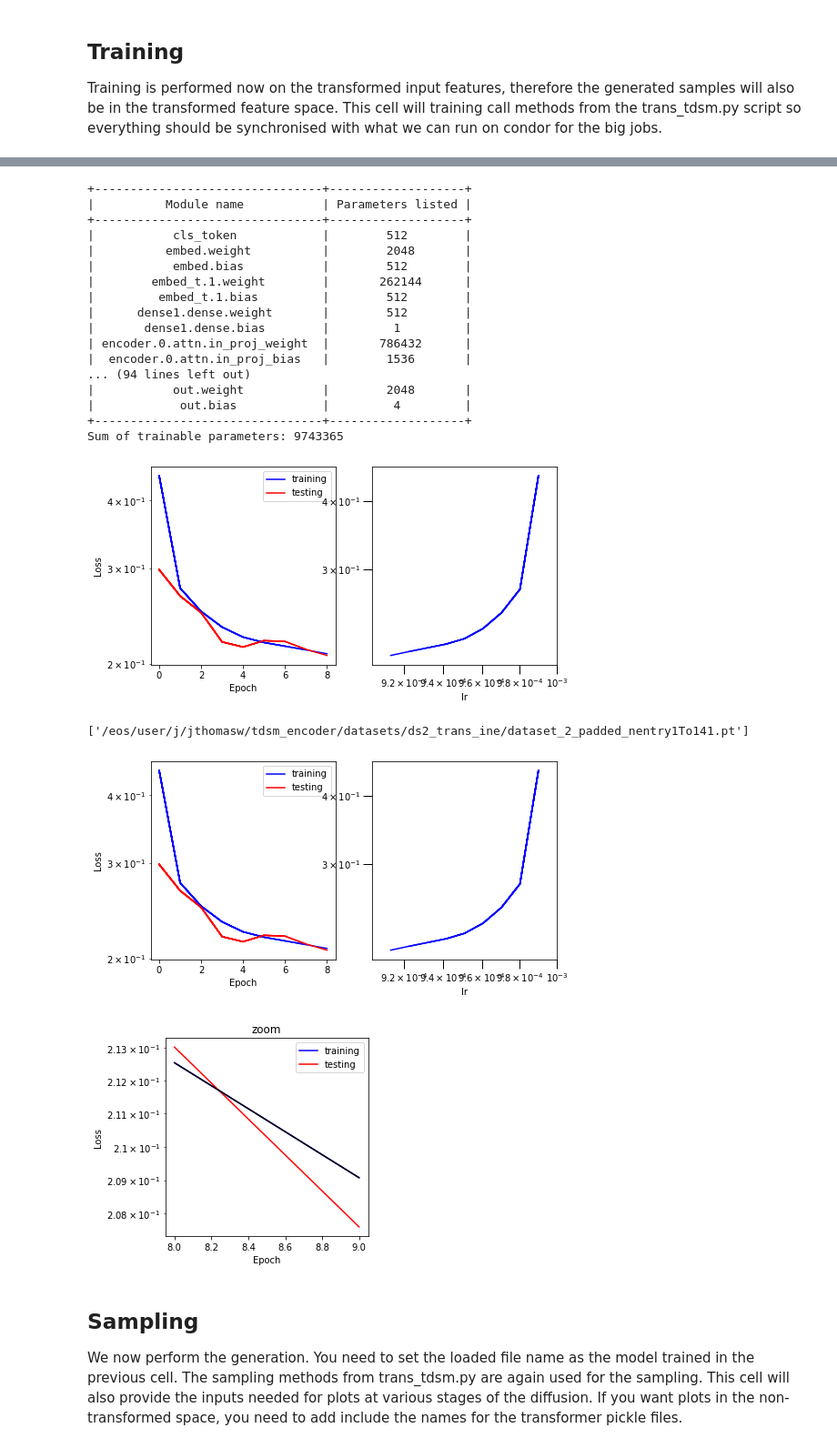
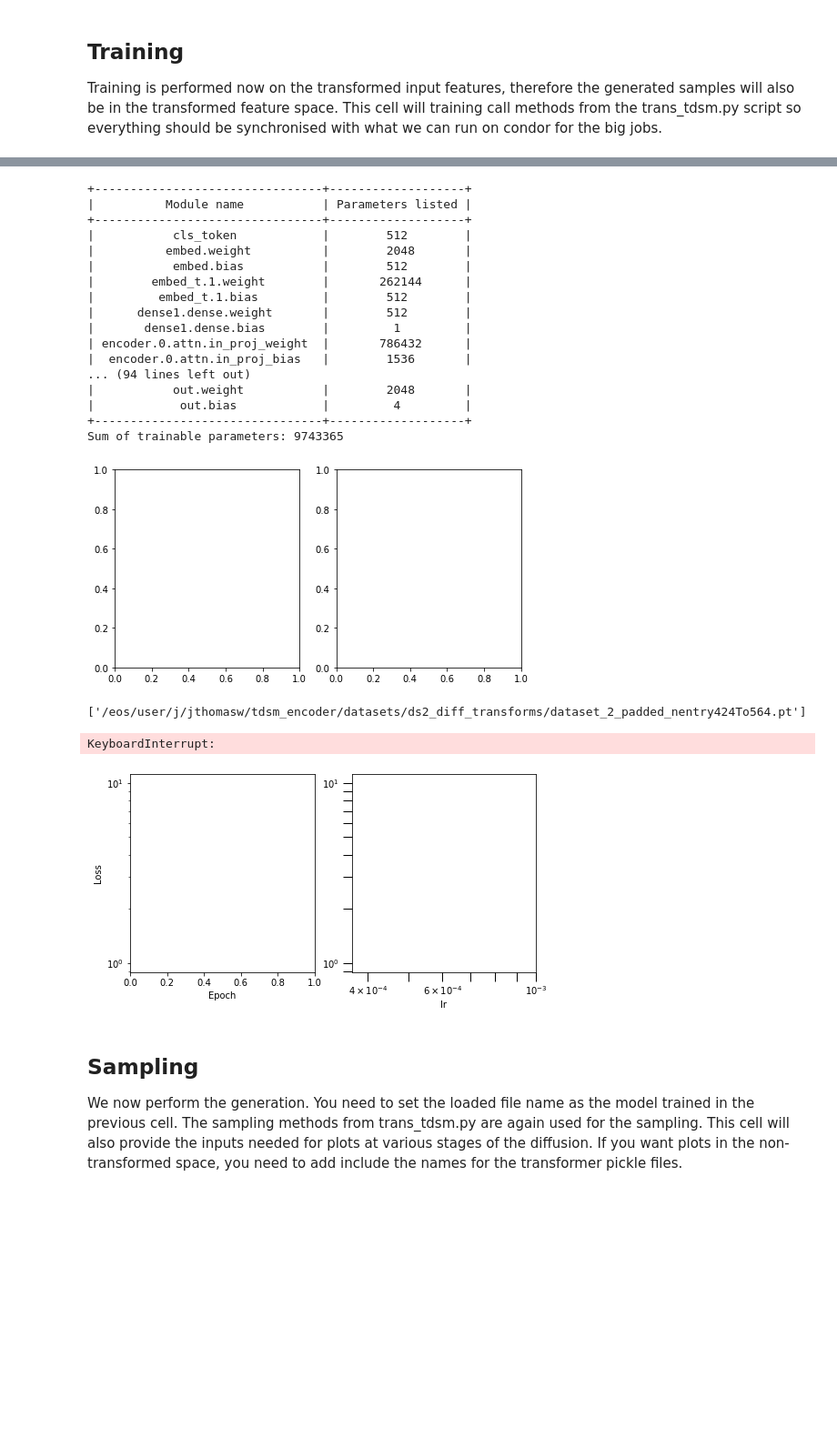
Before and after one commit to vincentchen566/tdsm_encoder, a Jupyter notebook: tdsm_encoder.ipynb, the cells around one changed output, grey strips where cells are left out. Shown at 91% size. Cells and saved outputs as stored; diff of their text form; code cells hidden in the pictures; blank space fills up the shorter version.

```diff
--- a/tdsm_encoder.ipynb
+++ b/tdsm_encoder.ipynb
@@ -33,10 +33,7 @@ os.system('nvidia-smi')
 padding_value = 0.0
 
 dataset = "dataset_2_padded_nentry"
-#preproc_dataset_name = 'ds2_sigmoids'
-preproc_dataset_name = 'ds2_trans_ine'
-#dataset = "dataset_1_photons_padded_nentry"
-#preproc_dataset_name = 'bespoke'
+preproc_dataset_name = 'ds2_diff_transforms'
 dataset_store_path = os.path.join("/eos/user/j/jthomasw/tdsm_encoder/datasets/", preproc_dataset_name)
 transform = None
 transform_y = None
@@ -47,8 +44,8 @@ workingdir = "./"
 ### SDE PARAMETERS ###
 SDE = 'VP'
 if SDE == 'VP':
-    beta_max = 1.0
-    beta_min = 0.001
+    beta_max = 20.0
+    beta_min = 0.01
 if SDE == 'VE':
     sigma_max = 20.0
     sigma_min = 0.1
@@ -81,8 +78,7 @@ print('Working directory: ', workingdir)
 # Input files
 files_list_ = []
 for filename in os.listdir(dataset_store_path):
-    if fnmatch.fnmatch(filename, dataset + '*1To141.pt'):
-    #if fnmatch.fnmatch(filename, dataset + '12*.pt'):
+    if fnmatch.fnmatch(filename, dataset + '*424To564.pt'):
         files_list_.append(os.path.join(dataset_store_path, filename))
 print(files_list_)
 
@@ -815,3 +812,23 @@ KeyboardInterrupt:
 ## Training
 
 Training is performed now on the transformed input features, therefore the generated samples will also be in the transformed feature space. This cell will training call methods from the trans_tdsm.py script so everything should be synchronised with what we can run on condor for the big jobs.
+# %%
+sampled_times = []
+for filename in files_list_:
+        custom_data = utils.cloud_dataset(filename, device=device)
+        train_size = int(0.9 * len(custom_data.data))
+        test_size = len(custom_data.data) - train_size
+        train_dataset, test_dataset = torch.utils.data.random_split(custom_data, [train_size, test_size])
+
+        # Load clouds for each epoch of data dataloaders length will be the number of batches
+        shower_loader_train = DataLoader(train_dataset, batch_size=128, shuffle=True)
+
+        for i, (shower_data,incident_energies) in enumerate(shower_loader_train,0):
+            incident_energies = incident_energies.to(device)
+            random_t = torch.rand(incident_energies.shape[0], device=device) * (1. - 1e-3) + 1e-3
+            sampled_times.extend(random_t.tolist())
+
+fig, ax = plt.subplots(figsize=(8,8))
+ax.set_xlabel('time step')
+ax.set_ylabel('# sampled')
+hist = ax.hist(sampled_times, bins=np.linspace(0,1,100))
@@ -824,7 +843,7 @@ torch.cuda.empty_cache()
 ### HYPERPARAMETERS ###
 train_ratio = 0.9
 batch_size = 128
-n_epochs = 10
+n_epochs = 100
 epochs = tqdm.notebook.trange(n_epochs)
 # Setup exponentially decaying learning rate
 initial_lr = 1e-3
@@ -946,37 +965,37 @@ for epoch in epochs:
     lrs_.append(before_lr)
     ax[1].plot(lrs_[1:], av_training_losses_per_epoch[1:], c='blue')
     if epoch == 0:
         ax[0].legend(loc='upper right')
     dh.update(fig)
     if n_epochs%5 == 0:
         torch.save(model.state_dict(), output_directory+'ckpt_tmp_'+str(epoch)+'.pth')
 
 fig.savefig(output_directory+'loss_v_epoch.png')
 torch.save(model.state_dict(), output_directory+'ckpt_tmp_'+str(epoch)+'.pth')
 
 util.display.plot_loss_vs_epoch(eps_, av_training_losses_per_epoch, av_testing_losses_per_epoch, odir=output_directory, zoom=True)
 # %% [output]
 +--------------------------------+-------------------+
 |          Module name           | Parameters listed |
 +--------------------------------+-------------------+
 |           cls_token            |        512        |
 |          embed.weight          |        2048       |
 |           embed.bias           |        512        |
 |        embed_t.1.weight        |       262144      |
 |         embed_t.1.bias         |        512        |
 |      dense1.dense.weight       |        512        |
 |       dense1.dense.bias        |         1         |
 | encoder.0.attn.in_proj_weight  |       786432      |
 |  encoder.0.attn.in_proj_bias   |        1536       |
 ... (94 lines left out)
 |           out.weight           |        2048       |
 |            out.bias            |         4         |
 +--------------------------------+-------------------+
 Sum of trainable parameters: 9743365
-[figure, old version]
+[figure, new version]
-['/eos/user/j/jthomasw/tdsm_encoder/datasets/ds2_trans_ine/dataset_2_padded_nentry1To141.pt']
+['/eos/user/j/jthomasw/tdsm_encoder/datasets/ds2_diff_transforms/dataset_2_padded_nentry424To564.pt']
+KeyboardInterrupt:
-[figure, old version]
+[figure, new version]
-[figure, removed]
 # %% [markdown]
 ## Sampling
 We now perform the generation. You need to set the loaded file name as the model trained in the previous cell. The sampling methods from trans_tdsm.py are again used for the sampling. This cell will also provide the inputs needed for plots at various stages of the diffusion. If you want plots in the non-transformed space, you need to add include the names for the transformer pickle files.
```
Also changed, not shown: parts of 6 cells of this notebook, 6 other files.
